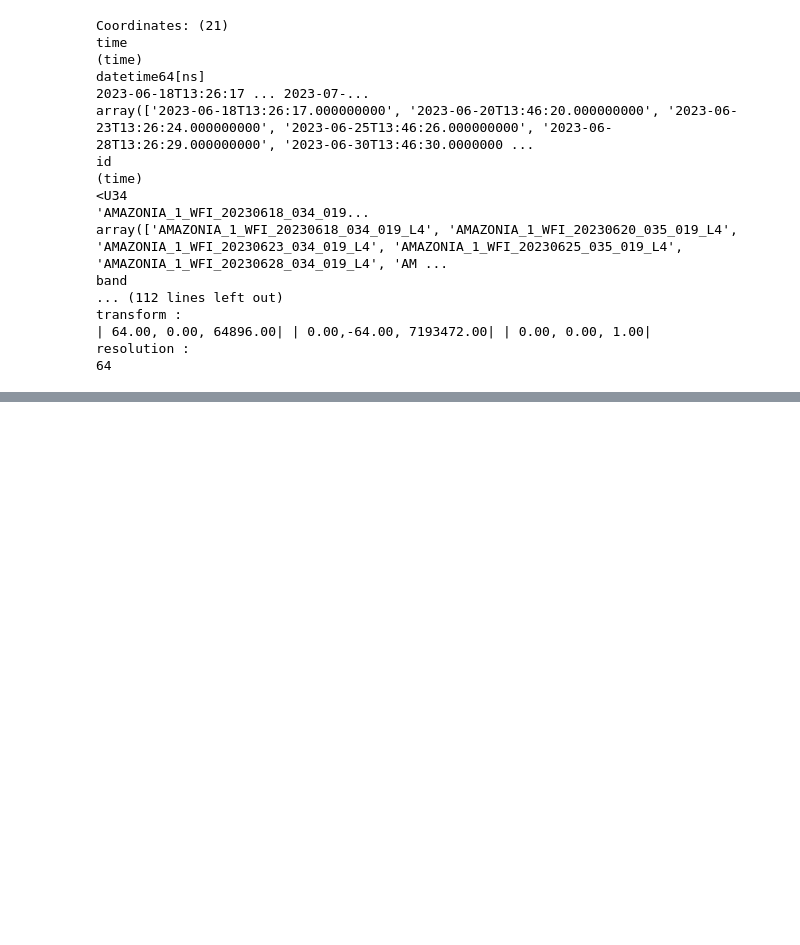
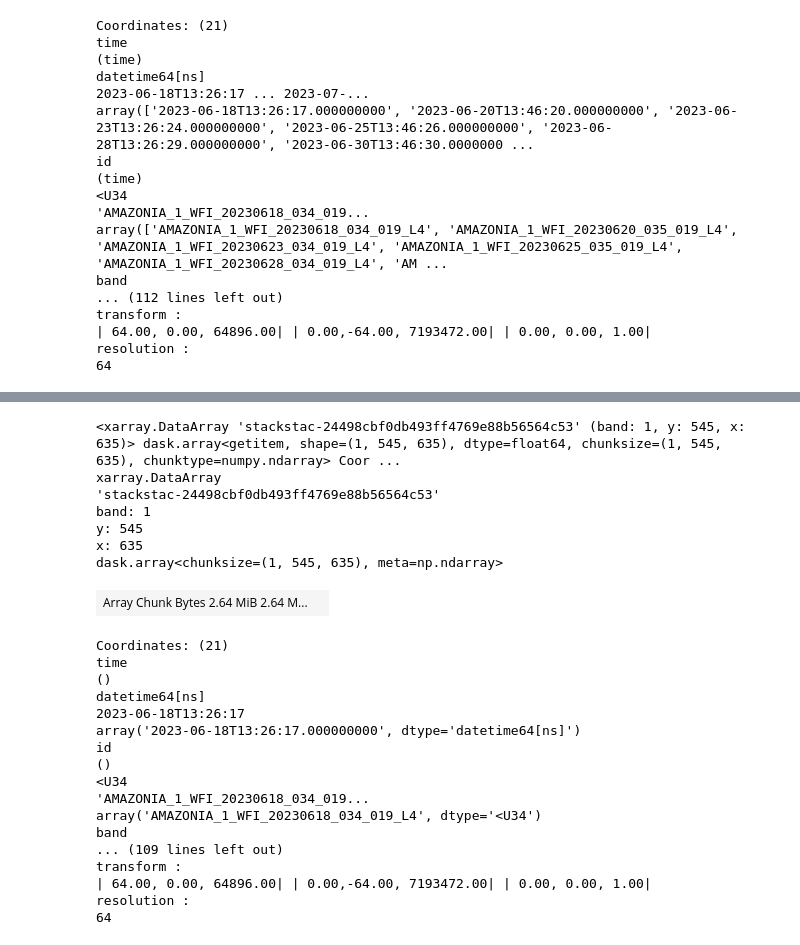
Before and after one commit to developmentseed/asdi-examples, a Jupyter notebook: amazonia-1/amazonia-1-stac-example.ipynb, the cells around one changed output, grey strips where cells are left out. Saved outputs shown, nothing was run; the diff lists cells and outputs as text; code cells hidden in the pictures; blank space fills up the shorter version.

```diff
--- a/amazonia-1/amazonia-1-stac-example.ipynb
+++ b/amazonia-1/amazonia-1-stac-example.ipynb
@@ -158,0 +194,28 @@ source_items[3].properties
+# %%
+stack.sel(time="2023-06-18T13:26:17.000000000", band=['B3','B2','B1'])
+# %% [output]
+<xarray.DataArray 'stackstac-24498cbf0db493ff4769e88b56564c53' (band: 1, y: 545, x: 635)> dask.array<getitem, shape=(1, 545, 635), dtype=float64, chunksize=(1, 545, 635), chunktype=numpy.ndarray> Coor ...
+xarray.DataArray
+'stackstac-24498cbf0db493ff4769e88b56564c53'
+band: 1
+y: 545
+x: 635
+dask.array<chunksize=(1, 545, 635), meta=np.ndarray>
+| Array Chunk Bytes 2.64 MiB 2.64 M... |  |
+Coordinates: (21)
+time
+()
+datetime64[ns]
+2023-06-18T13:26:17
+array('2023-06-18T13:26:17.000000000', dtype='datetime64[ns]')
+id
+()
+<U34
+'AMAZONIA_1_WFI_20230618_034_019...
+array('AMAZONIA_1_WFI_20230618_034_019_L4', dtype='<U34')
+band
+... (109 lines left out)
+transform :
+| 64.00, 0.00, 64896.00| | 0.00,-64.00, 7193472.00| | 0.00, 0.00, 1.00|
+resolution :
+64
```
Also changed, not shown: parts of 7 cells of this notebook.
